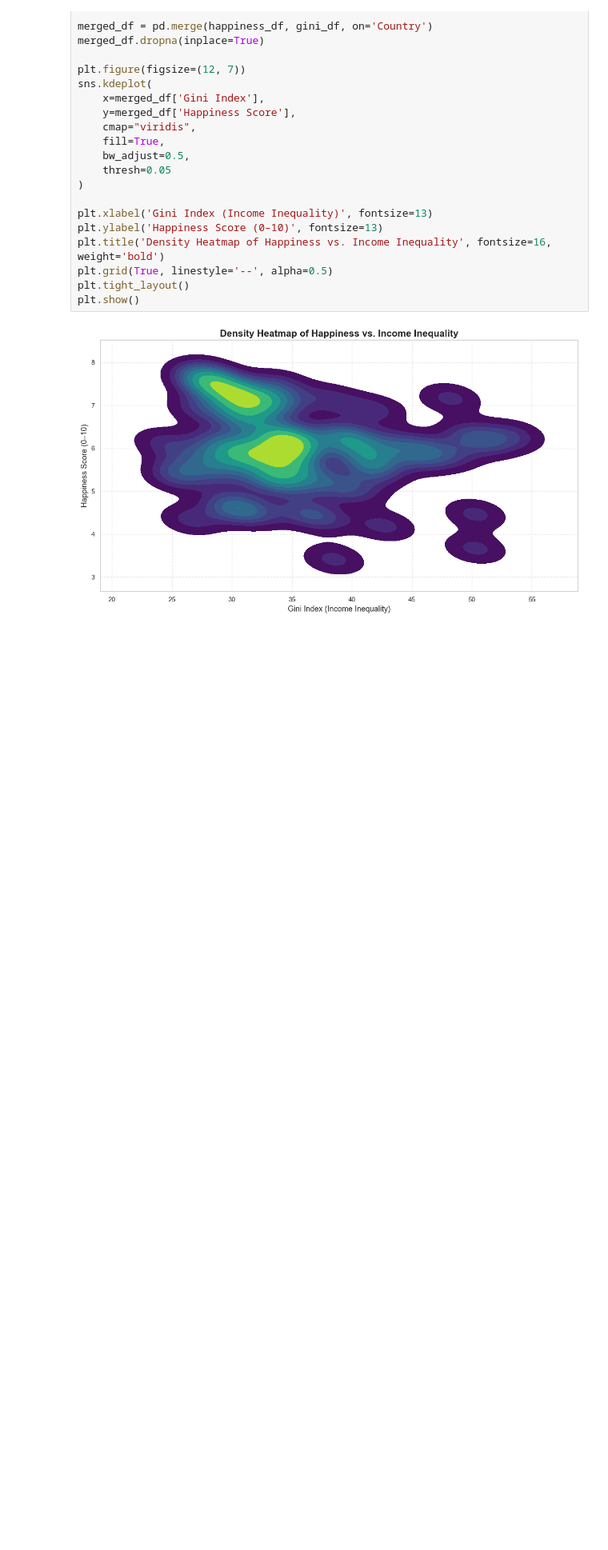
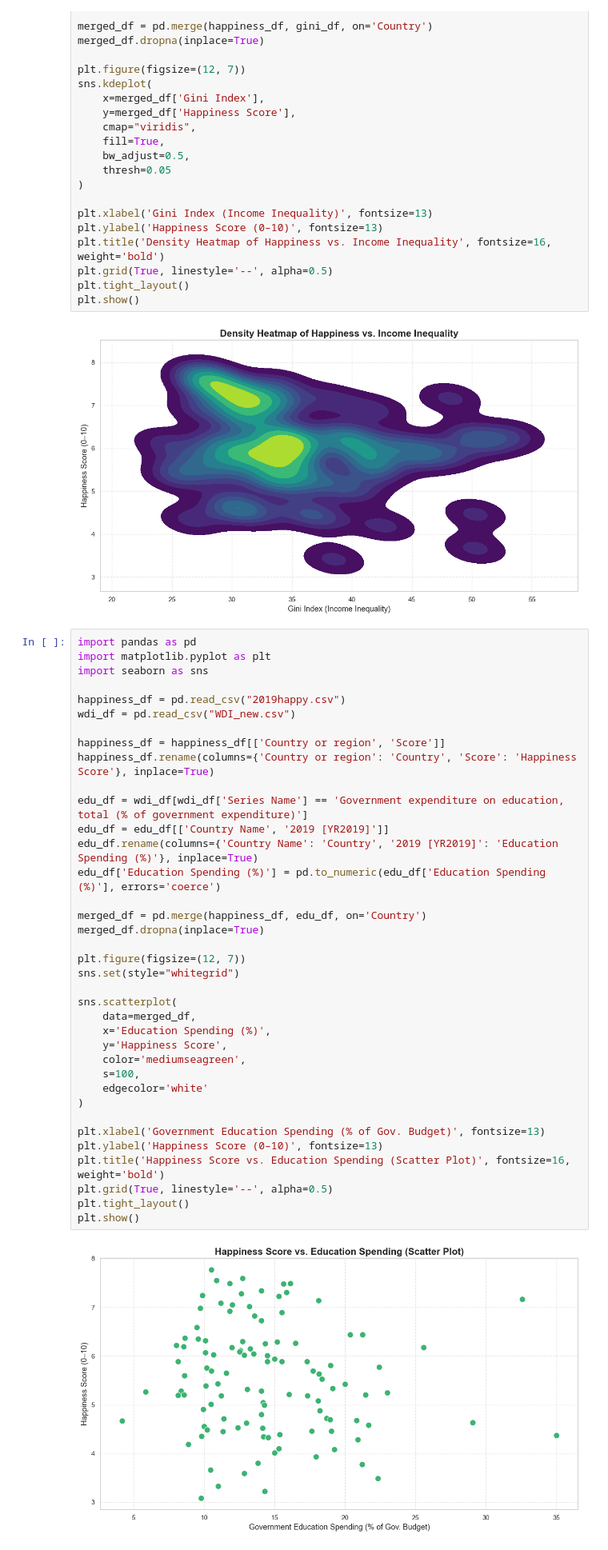
Before and after one commit to meesuva/Visualitie, a Jupyter notebook: docs/3what_makes_happiness.ipynb, the cells around one changed output. Shown at 80% size. Cells and saved outputs as stored; diff of their text form; blank space fills up the shorter version.

Commit message:
laatste plot van education toegevoegd

```diff
--- a/docs/3what_makes_happiness.ipynb
+++ b/docs/3what_makes_happiness.ipynb
@@ -212,3 +212,42 @@ plt.tight_layout()
 plt.show()
 # %% [output]
 [figure]
+# %%
+import pandas as pd
+import matplotlib.pyplot as plt
+import seaborn as sns
+
+happiness_df = pd.read_csv("2019happy.csv")
+wdi_df = pd.read_csv("WDI_new.csv")
+
+happiness_df = happiness_df[['Country or region', 'Score']]
+happiness_df.rename(columns={'Country or region': 'Country', 'Score': 'Happiness Score'}, inplace=True)
+
+edu_df = wdi_df[wdi_df['Series Name'] == 'Government expenditure on education, total (% of government expenditure)']
+edu_df = edu_df[['Country Name', '2019 [YR2019]']]
+edu_df.rename(columns={'Country Name': 'Country', '2019 [YR2019]': 'Education Spending (%)'}, inplace=True)
+edu_df['Education Spending (%)'] = pd.to_numeric(edu_df['Education Spending (%)'], errors='coerce')
+
+merged_df = pd.merge(happiness_df, edu_df, on='Country')
+merged_df.dropna(inplace=True)
+
+plt.figure(figsize=(12, 7))
+sns.set(style="whitegrid")
+
+sns.scatterplot(
+    data=merged_df,
+    x='Education Spending (%)',
+    y='Happiness Score',
+    color='mediumseagreen',
+    s=100,
+    edgecolor='white'
+)
+
+plt.xlabel('Government Education Spending (% of Gov. Budget)', fontsize=13)
+plt.ylabel('Happiness Score (0–10)', fontsize=13)
+plt.title('Happiness Score vs. Education Spending (Scatter Plot)', fontsize=16, weight='bold')
+plt.grid(True, linestyle='--', alpha=0.5)
+plt.tight_layout()
+plt.show()
+# %% [output]
+[figure, added]
```
